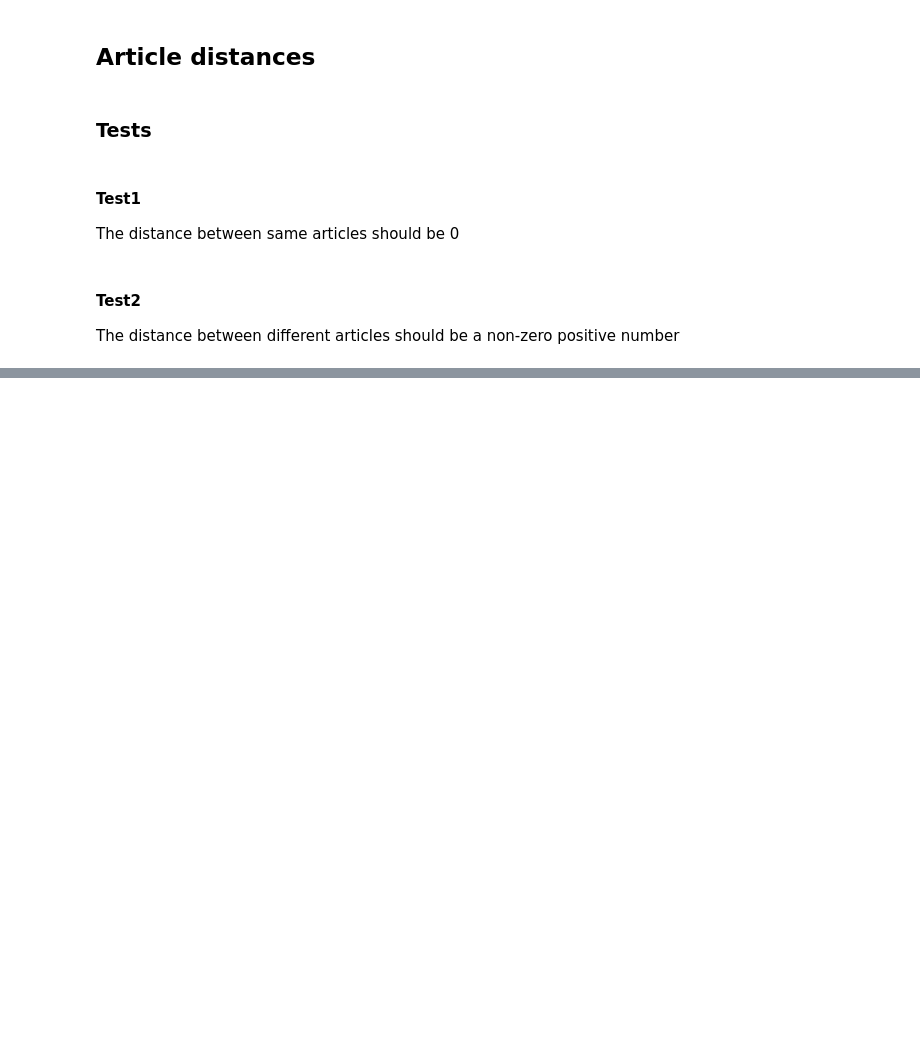
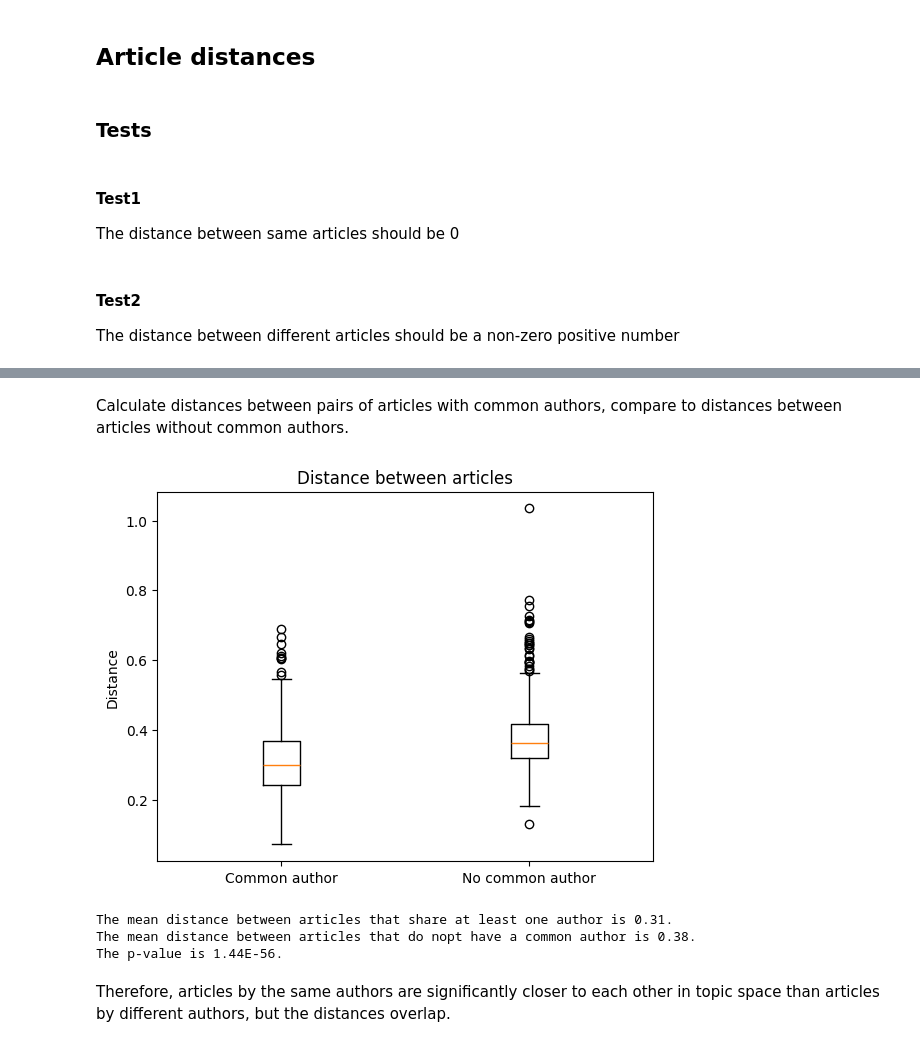
Before and after one commit to aot29/arxiv_guess_author, a Jupyter notebook: attempt_04/04_test.ipynb, the cells around one changed output, grey strips where cells are left out. Saved outputs shown, nothing was run; the diff lists cells and outputs as text; code cells hidden in the pictures; blank space fills up the shorter version.

```diff
--- a/attempt_04/04_test.ipynb
+++ b/attempt_04/04_test.ipynb
@@ -130,0 +196,21 @@ rnd_article2
+# %%
+%%time
+
+# pairs of article ids with at least one common author
+common_author = []
+# pairs of article ids with no author in common
+no_common_author = []
+
+# max number of articles in lists above. Note that common author might not have the max number of entries.
+MAX_ARTICLES = 1000
+
+counter = 0
+while(counter < MAX_ARTICLES):
+    if counter % 100 == 0: print(f"processing article {counter+1}/{MAX_ARTICLES}")
+    rnd_article = validate_df.sample()
+    rnd_article_common_id = article_with_common_author(rnd_article, train_df)
+    if rnd_article_common_id:
+        common_author.append((rnd_article.id.iloc[0], rnd_article_common_id))
+    rnd_article_no_common_id = article_without_common_author(rnd_article, train_df)
+    no_common_author.append((rnd_article.id.iloc[0], rnd_article_no_common_id))
+    counter += 1
@@ -130,0 +236,18 @@ rnd_article2
+# %% [markdown]
+Calculate distances between pairs of articles with common authors, compare to distances between articles without common authors.
+# %%
+common_author_distances = []
+
+for pair in common_author:
+    article1 = validate_df[validate_df.id==pair[0]]
+    article2 = train_df[train_df.id==pair[1]]
+    distance = topic_distance(article1, article2)
+    common_author_distances.append(distance)
+# %%
+no_common_author_distances = []
+
+for pair in no_common_author:
+    article1 = validate_df[validate_df.id==pair[0]]
+    article2 = train_df[train_df.id==pair[1]]
+    distance = topic_distance(article1, article2)
+    no_common_author_distances.append(distance)
@@ -130,0 +258,23 @@ rnd_article2
+# %%
+data = [common_author_distances, no_common_author_distances]
+fig, ax = plt.subplots()
+ax.boxplot(data, tick_labels=['Common author', 'No common author'])
+ax.set_ylabel("Distance")
+plt.title(f"Distance between articles")
+plt.show()
+# %% [output]
+[figure, added]
+# %%
+from scipy import stats
+
+# Perform the t-test:
+t_stat, p_value = stats.ttest_ind(common_author_distances, no_common_author_distances)
+print(f"The mean distance between articles that share at least one author is {np.mean(common_author_distances):.2f}.")
+print(f"The mean distance between articles that do not have a common author is {np.mean(no_common_author_distances):.2f}.")
+print(f"The p-value is {p_value:.2E}.")
+# %% [output]
+The mean distance between articles that share at least one author is 0.31.
+The mean distance between articles that do nopt have a common author is 0.38.
+The p-value is 1.44E-56.
+# %% [markdown]
+Therefore, articles by the same authors are significantly closer to each other in topic space than articles by different authors, but the distances overlap.
```
Also changed, not shown: parts of 14 cells of this notebook.
